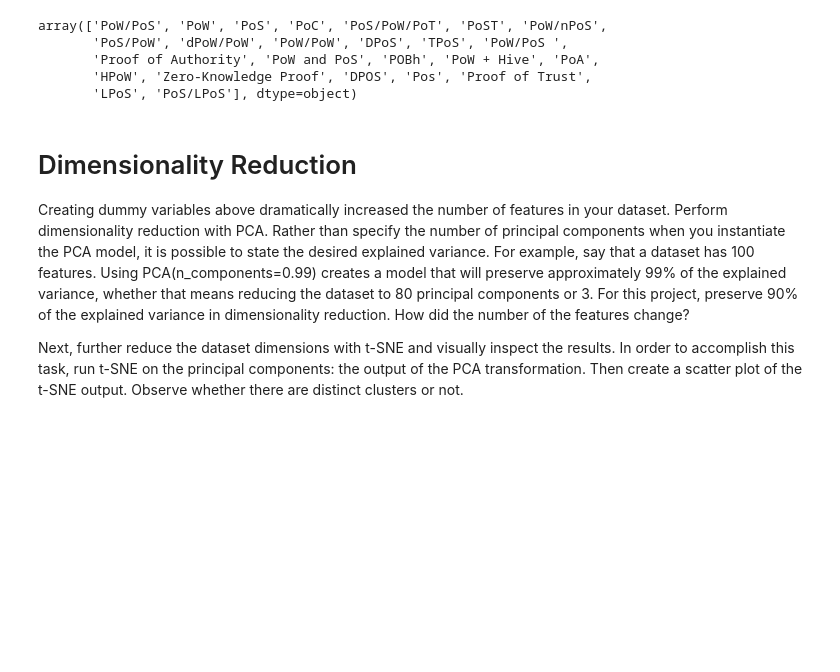
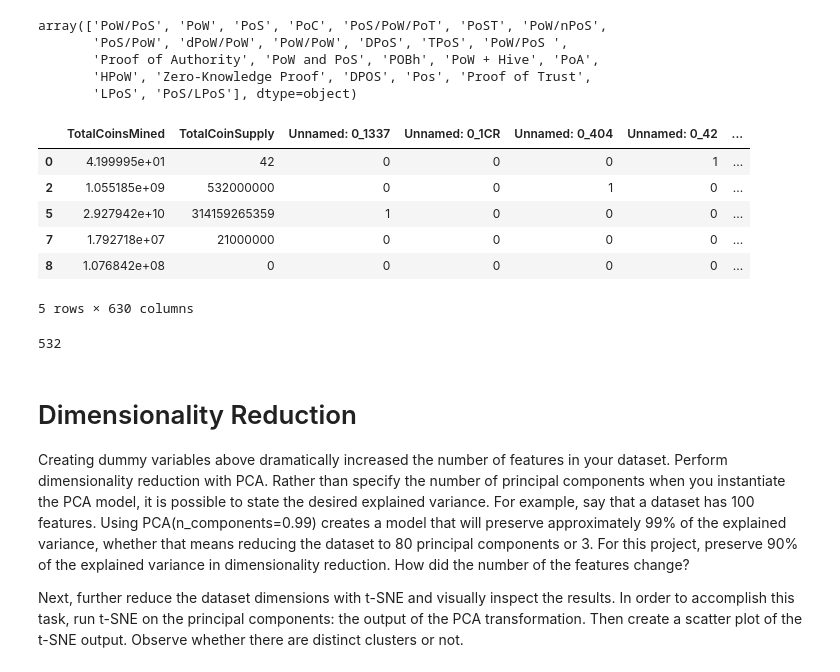
Before and after one commit to nievesyu/Unsupervised_Learning_hm, a Jupyter notebook: crypto_unsupervised learning.ipynb, the cells around one changed output. Saved outputs shown, nothing was run; the diff lists cells and outputs as text; code cells hidden in the pictures; blank space fills up the shorter version.

```diff
--- a/crypto_unsupervised learning.ipynb
+++ b/crypto_unsupervised learning.ipynb
@@ -99,3 +99,6 @@ mined_df.head(10)
 len(mined_df)
 # %% [output]
 532
+# %%
+mined_df.drop('CoinName', axis=1, inplace=True)
+mined_df.head()
@@ -146,6 +156,22 @@ array(['PoW/PoS', 'PoW', 'PoS', 'PoC', 'PoS/PoW/PoT', 'PoST', 'PoW/nPoS',
        'Proof of Authority', 'PoW and PoS', 'POBh', 'PoW + Hive', 'PoA',
        'HPoW', 'Zero-Knowledge Proof', 'DPOS', 'Pos', 'Proof of Trust',
        'LPoS', 'PoS/LPoS'], dtype=object)
+# %%
+new_mined_df = pd.get_dummies(mined_df, columns=['Unnamed: 0', 'Algorithm','ProofType'])
+# %%
+new_mined_df.head(5)
+# %% [output]
+|  | TotalCoinsMined | TotalCoinSupply | Unnamed: 0_1337 | Unnamed: 0_1CR | Unnamed: 0_404 | Unnamed: 0_42 | ... |
+| 0 | 4.199995e+01 | 42 | 0 | 0 | 0 | 1 | ... |
+| 2 | 1.055185e+09 | 532000000 | 0 | 0 | 1 | 0 | ... |
+| 5 | 2.927942e+10 | 314159265359 | 1 | 0 | 0 | 0 | ... |
+| 7 | 1.792718e+07 | 21000000 | 0 | 0 | 0 | 0 | ... |
+| 8 | 1.076842e+08 | 0 | 0 | 0 | 0 | 0 | ... |
+5 rows × 630 columns
+# %%
+len(new_mined_df)
+# %% [output]
+532
 # %%
 file_path = Path("../Resources/new_iris_data.csv")
 new_iris_df.to_csv(file_path, index=False)
```
Also changed, not shown: parts of 2 cells of this notebook, 1 other file.
